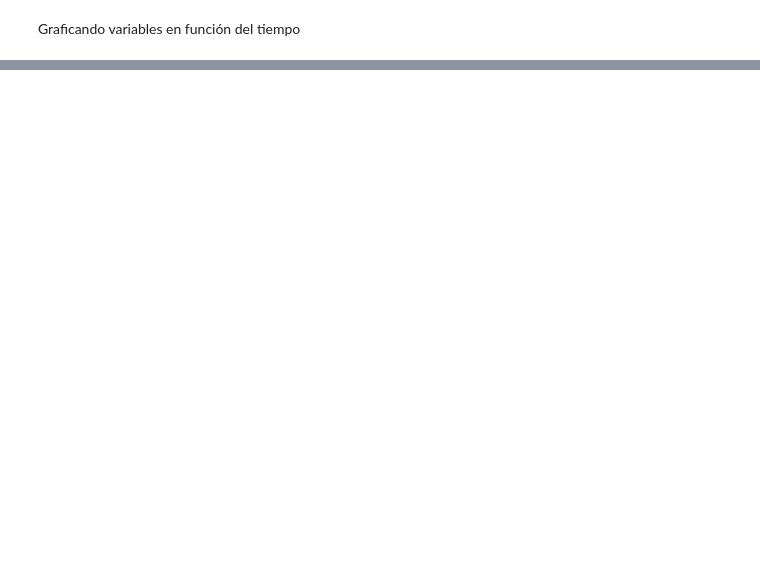
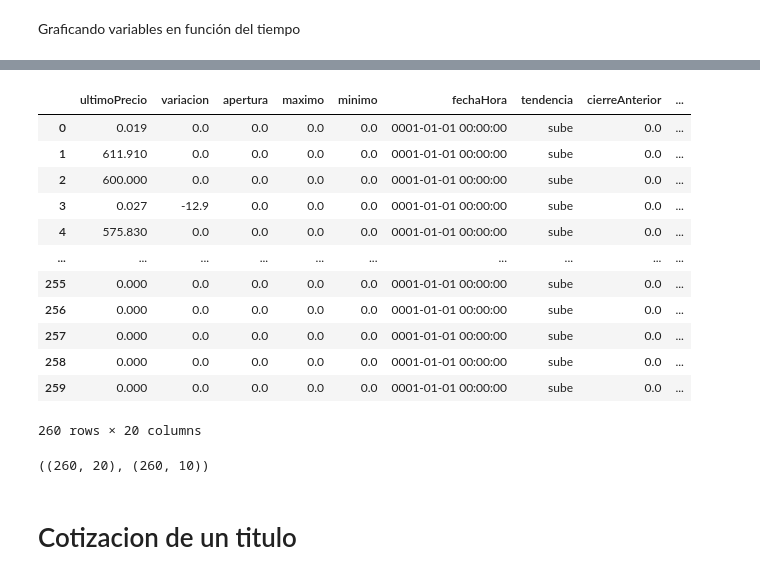
Before and after one commit to joackob/iol-notebooks, a Jupyter notebook: main.ipynb, the cells around one changed output, grey strips where cells are left out. Drawn from its saved outputs; the diff is of its cells as text; code cells hidden in the pictures; blank space fills up the shorter version.

```diff
--- a/main.ipynb
+++ b/main.ipynb
@@ -139,0 +193,3 @@ Text(0, 0.5, 'Precio(pesos argentinos)')
+# %%
+cotizacion_opciones_titulo = opciones_titulo["cotizacion"].apply(pd.Series)
+cotizacion_opciones_titulo = pd.DataFrame(data=cotizacion_opciones_titulo)
@@ -139,0 +213,22 @@ Text(0, 0.5, 'Precio(pesos argentinos)')
+# %%
+cotizacion_opciones_titulo
+# %% [output]
+|  | ultimoPrecio | variacion | apertura | maximo | minimo | fechaHora | tendencia | cierreAnterior | ... |
+| 0 | 0.019 | 0.0 | 0.0 | 0.0 | 0.0 | 0001-01-01 00:00:00 | sube | 0.0 | ... |
+| 1 | 611.910 | 0.0 | 0.0 | 0.0 | 0.0 | 0001-01-01 00:00:00 | sube | 0.0 | ... |
+| 2 | 600.000 | 0.0 | 0.0 | 0.0 | 0.0 | 0001-01-01 00:00:00 | sube | 0.0 | ... |
+| 3 | 0.027 | -12.9 | 0.0 | 0.0 | 0.0 | 0001-01-01 00:00:00 | sube | 0.0 | ... |
+| 4 | 575.830 | 0.0 | 0.0 | 0.0 | 0.0 | 0001-01-01 00:00:00 | sube | 0.0 | ... |
+| ... | ... | ... | ... | ... | ... | ... | ... | ... | ... |
+| 255 | 0.000 | 0.0 | 0.0 | 0.0 | 0.0 | 0001-01-01 00:00:00 | sube | 0.0 | ... |
+| 256 | 0.000 | 0.0 | 0.0 | 0.0 | 0.0 | 0001-01-01 00:00:00 | sube | 0.0 | ... |
+| 257 | 0.000 | 0.0 | 0.0 | 0.0 | 0.0 | 0001-01-01 00:00:00 | sube | 0.0 | ... |
+| 258 | 0.000 | 0.0 | 0.0 | 0.0 | 0.0 | 0001-01-01 00:00:00 | sube | 0.0 | ... |
+| 259 | 0.000 | 0.0 | 0.0 | 0.0 | 0.0 | 0001-01-01 00:00:00 | sube | 0.0 | ... |
+260 rows × 20 columns
+# %%
+cotizacion_opciones_titulo.shape, opciones_titulo.shape
+# %% [output]
+((260, 20), (260, 10))
+# %% [markdown]
+# Cotizacion de un titulo
```
Also changed, not shown: parts of 34 cells of this notebook, 1 other file.
